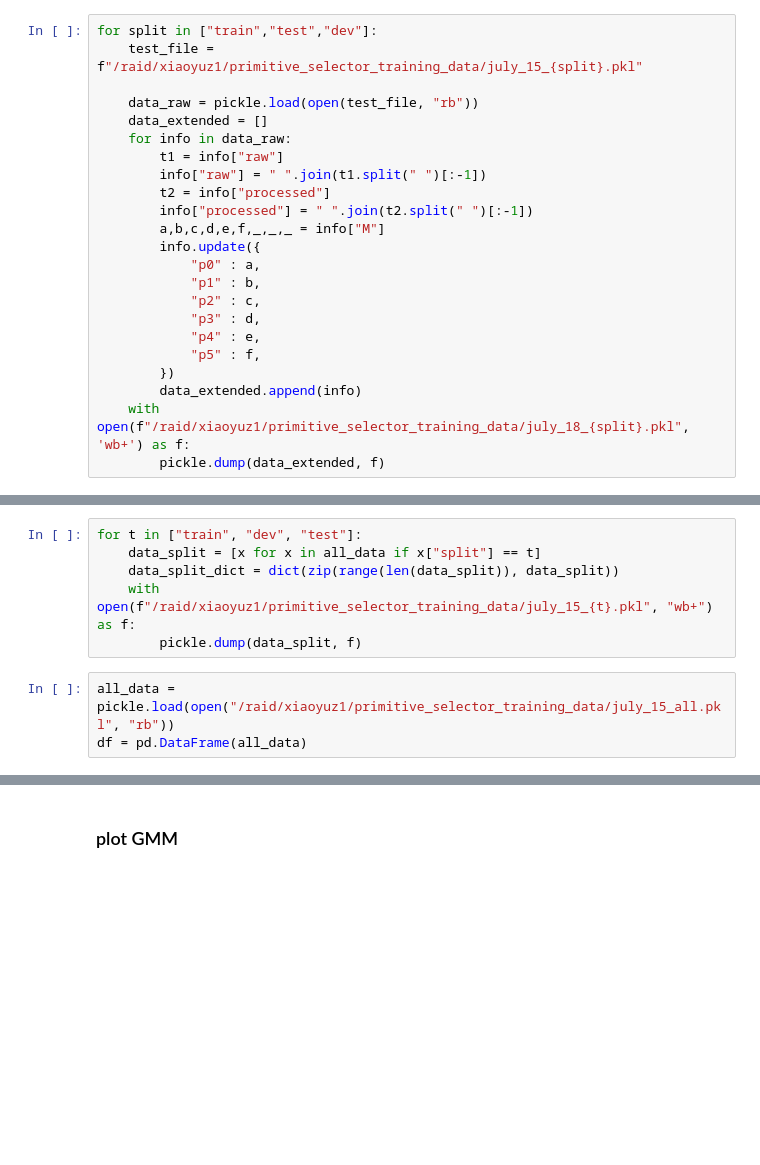
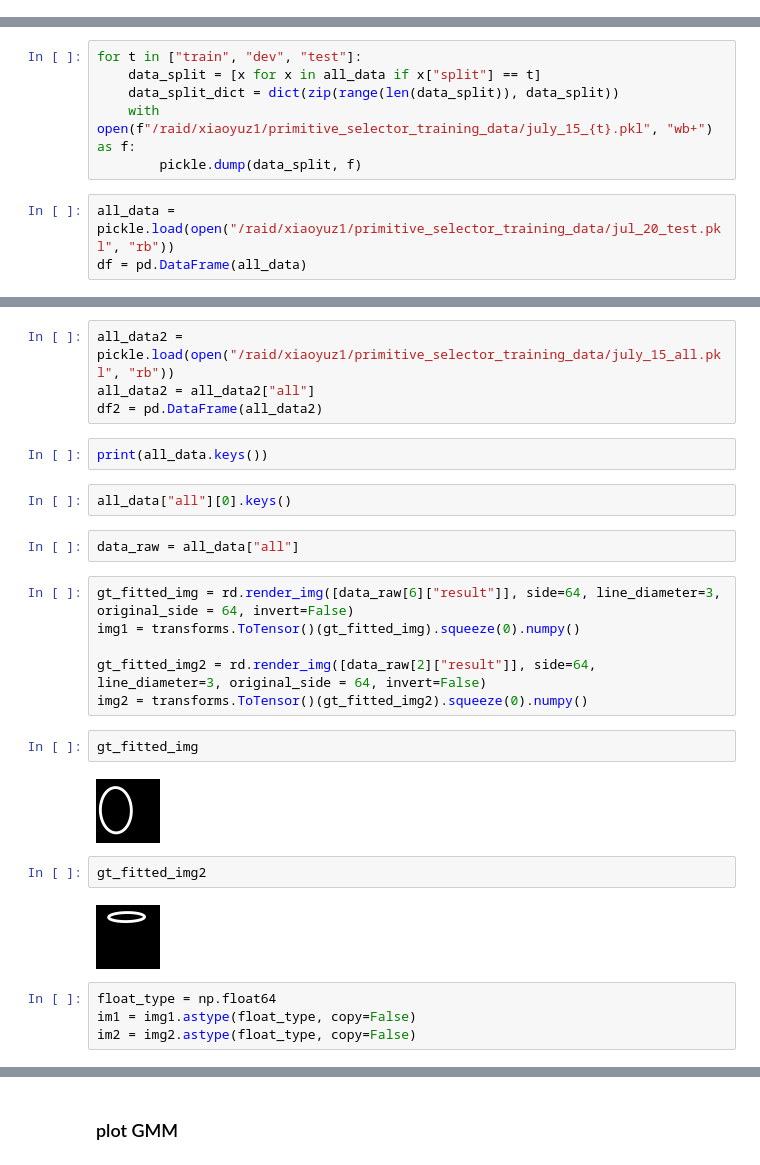
Before and after one commit to ErinZhang1998/sketch_collection, a Jupyter notebook: 07_01_analysis.ipynb, the cells around one changed output, grey strips where cells are left out. Saved outputs shown, nothing was run; the diff lists cells and outputs as text; blank space fills up the shorter version.

Commit message:
finished preliminary with history training

```diff
--- a/07_01_analysis.ipynb
+++ b/07_01_analysis.ipynb
@@ -71,29 +58,6 @@ args = checkpoint['args']
 model.load_state_dict(checkpoint['model_state_dict'])
 # %% [markdown]
 ## test out primitive selector
-# %%
-for split in ["train","test","dev"]:
-    test_file = f"/raid/xiaoyuz1/primitive_selector_training_data/july_15_{split}.pkl"
-
-    data_raw = pickle.load(open(test_file, "rb"))
-    data_extended = []
-    for info in data_raw:
-        t1 = info["raw"]
-        info["raw"] = " ".join(t1.split(" ")[:-1])
-        t2 = info["processed"]
-        info["processed"] = " ".join(t2.split(" ")[:-1])
-        a,b,c,d,e,f,_,_,_ = info["M"]
-        info.update({
-            "p0" : a,
-            "p1" : b,
-            "p2" : c,
-            "p3" : d,
-            "p4" : e,
-            "p5" : f,
-        })
-        data_extended.append(info)
-    with open(f"/raid/xiaoyuz1/primitive_selector_training_data/july_18_{split}.pkl", 'wb+') as f:
-        pickle.dump(data_extended, f)
 # %%
 import sys
 sys.argv = ['']
@@ -359,5 +292,5 @@ for t in ["train", "dev", "test"]:
     with open(f"/raid/xiaoyuz1/primitive_selector_training_data/july_15_{t}.pkl", "wb+") as f:
         pickle.dump(data_split, f)
 # %%
-all_data = pickle.load(open("/raid/xiaoyuz1/primitive_selector_training_data/july_15_all.pkl", "rb"))
+all_data = pickle.load(open("/raid/xiaoyuz1/primitive_selector_training_data/jul_20_test.pkl", "rb"))
 df = pd.DataFrame(all_data)
@@ -367,0 +297,28 @@ df.iloc[123]
+# %%
+all_data2 = pickle.load(open("/raid/xiaoyuz1/primitive_selector_training_data/july_15_all.pkl", "rb"))
+all_data2 = all_data2["all"]
+df2 = pd.DataFrame(all_data2)
+# %%
+print(all_data.keys())
+# %%
+all_data["all"][0].keys()
+# %%
+data_raw = all_data["all"]
+# %%
+gt_fitted_img = rd.render_img([data_raw[6]["result"]], side=64, line_diameter=3, original_side = 64, invert=False)
+img1 = transforms.ToTensor()(gt_fitted_img).squeeze(0).numpy()
+
+gt_fitted_img2 = rd.render_img([data_raw[2]["result"]], side=64, line_diameter=3, original_side = 64, invert=False)
+img2 = transforms.ToTensor()(gt_fitted_img2).squeeze(0).numpy()
+# %%
+gt_fitted_img
+# %% [output]
+[figure, added]
+# %%
+gt_fitted_img2
+# %% [output]
+[figure, added]
+# %%
+float_type = np.float64
+im1 = img1.astype(float_type, copy=False)
+im2 = img2.astype(float_type, copy=False)
```
Also changed, not shown: parts of 30 cells of this notebook, 3 other files.
